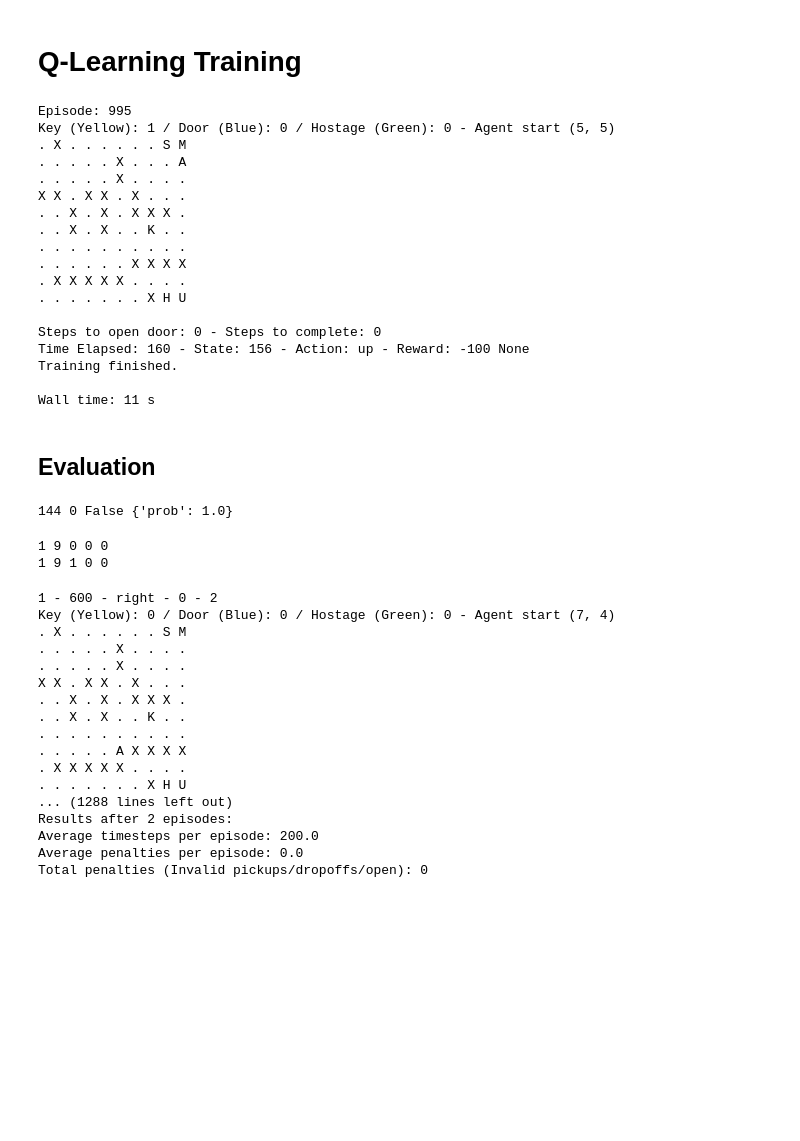
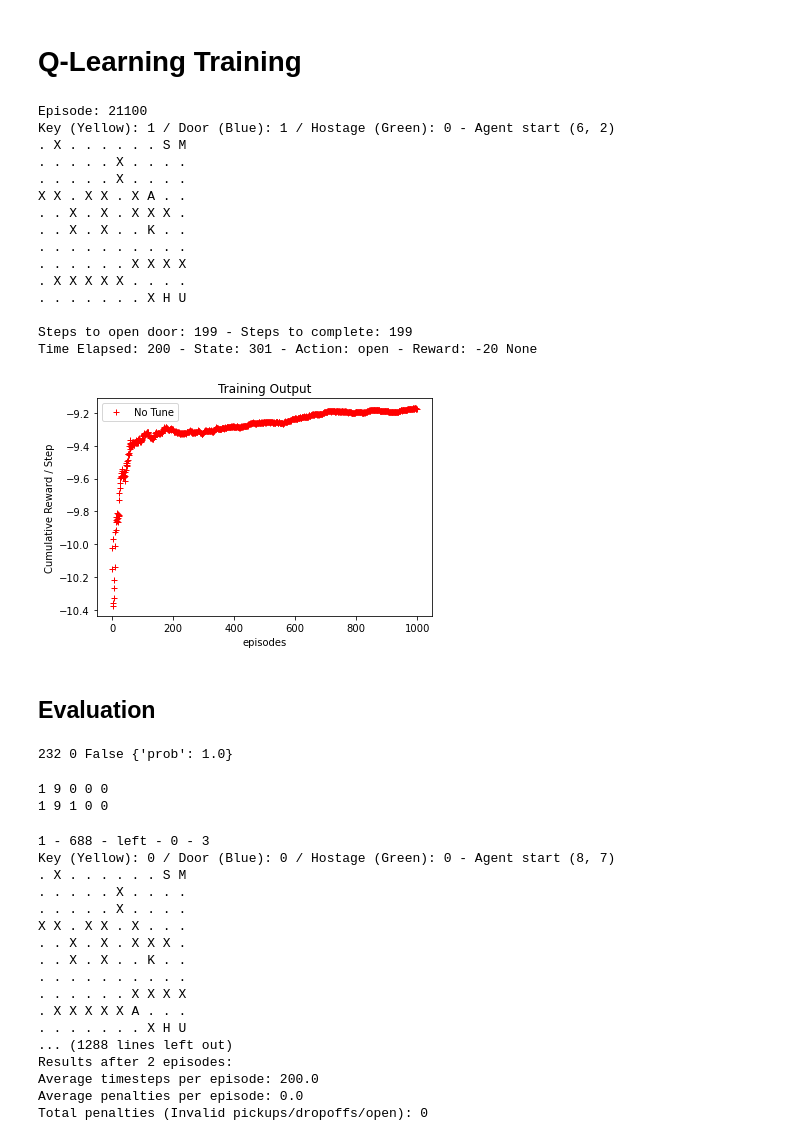
Before and after one commit to bernardosaab/INM707-Deep-Learning, a Jupyter notebook: INM7Coursework.ipynb, the cells around one changed output. Saved outputs shown, nothing was run; the diff lists cells and outputs as text; code cells hidden in the pictures; blank space fills up the shorter version.

```diff
--- a/INM7Coursework.ipynb
+++ b/INM7Coursework.ipynb
@@ -470,7 +470,7 @@ from IPython.display import clear_output
 # Variables
 N = 10
 M = 10
-episodes = 1000
+episodes = 100000
 
 # Hyperparameters
 alpha = 0.9 #0.1
@@ -484,7 +484,7 @@ DECAY_RATE = 0.99997 #0.9998
 
 # For plotting metrics
 all_epochs = []
-all_penalties = []
+all_rewards = []
 
 
 env = MapWalkingEnv(N,M)
@@ -495,7 +495,7 @@ for i in range(1, episodes):
     #reset the environment start of each episode being looped and randomly allocate agent
     state = env.reset()
     #reset the epoch steps to 0 and rewards to 0
-    epochs, reward, = 0, 0
+    epochs, reward, cumreward = 0, 0, 0
     #reset terminal status to false
     done = False
     #reset number of epoch steps taken to terminal status to 0
@@ -543,10 +543,13 @@ for i in range(1, episodes):
         #calculate number of steps taken in the episode before exit
         if env.exit_steps == 1:
             exit_num_steps  = epochs
+
         # go to the next state
         state = next_state
-        #update the epoch
+
+        #update the cumulative epochs and rewards
         epochs += 1
+        cumreward += reward
 
     # if epsilon is > 0.15 then keep decaying otherwise just keep it at 0.15 to always maintain some exploration
     # this is because the state action space is quite large and want to ensure as many actions are taken as possible
@@ -555,8 +558,11 @@ for i in range(1, episodes):
     else:
         epsilon = 0.15
 
+    all_epochs.append(epochs)
+    all_rewards.append(cumreward)
+
     #outputs visual of the environment at every X episodes shwoing where the agent is
-    if i % 5 == 0:
+    if i % 100 == 0:
         clear_output(wait=True)
         print(f"Episode: {i}")
         env.display()
@@ -565,12 +571,12 @@ for i in range(1, episodes):
 
 print("Training finished.\n")
 # %% [output]
-Episode: 995
-Key (Yellow): 1 / Door (Blue): 0 / Hostage (Green): 0 - Agent start (5, 5)
+Episode: 21100
+Key (Yellow): 1 / Door (Blue): 1 / Hostage (Green): 0 - Agent start (6, 2)
 . X . . . . . . S M
-. . . . . X . . . A
 . . . . . X . . . .
-X X . X X . X . . .
+. . . . . X . . . .
+X X . X X . X A . .
 . . X . X . X X X .
 . . X . X . . K . .
 . . . . . . . . . .
@@ -578,11 +584,23 @@ X X . X X . X . . .
 . X X X X X . . . .
 . . . . . . . X H U
 
-Steps to open door: 0 - Steps to complete: 0
-Time Elapsed: 160 - State: 156 - Action: up - Reward: -100 None
-Training finished.
-
-Wall time: 11 s
+Steps to open door: 199 - Steps to complete: 199
+Time Elapsed: 200 - State: 301 - Action: open - Reward: -20 None
+# %%
+avgcumrewards=np.cumsum(np.array(all_rewards))/np.cumsum(np.array(all_epochs))
+# %%
+import matplotlib.pyplot as plt
+
+fig=plt.figure()
+ax1=fig.add_subplot()
+ax1.plot(avgcumrewards,'+r',label ='No Tune')
+ax1.set_xlabel("episodes")
+ax1.set_ylabel("Cumulative Reward / Step")
+ax1.legend(loc=2)
+plt.title("Training Output")
+plt.show()
+# %% [output]
+[figure, added]
 # %% [markdown]
 ## Evaluation
 # %%
@@ -597,7 +615,7 @@ action = np.random.choice(np.flatnonzero(action_value == action_value.max())) #
 next_state, reward, done, info = env.step(action)
 print(next_state, reward, done, info)
 # %% [output]
-144 0 False {'prob': 1.0}
+232 0 False {'prob': 1.0}
 # %%
 agent_row, agent_col, key_idx, host_idx, exit_idx = env.decode(152)
 print(agent_row, agent_col, key_idx, host_idx, exit_idx)
@@ -648,8 +666,8 @@ print(f"Average timesteps per episode: {total_epochs / episodes}")
 print(f"Average penalties per episode: {total_penalties / episodes}")
 print(f"Total penalties (Invalid pickups/dropoffs/open): {total_penalties}")
 # %% [output]
-1 - 600 - right - 0 - 2
-Key (Yellow): 0 / Door (Blue): 0 / Hostage (Green): 0 - Agent start (7, 4)
+1 - 688 - left - 0 - 3
+Key (Yellow): 0 / Door (Blue): 0 / Hostage (Green): 0 - Agent start (8, 7)
 . X . . . . . . S M
 . . . . . X . . . .
 . . . . . X . . . .
@@ -657,8 +675,8 @@ X X . X X . X . . .
 . . X . X . X X X .
 . . X . X . . K . .
 . . . . . . . . . .
-. . . . . A X X X X
-. X X X X X . . . .
+. . . . . . X X X X
+. X X X X X A . . .
 . . . . . . . X H U
 ... (1288 lines left out)
 Results after 2 episodes:
```
